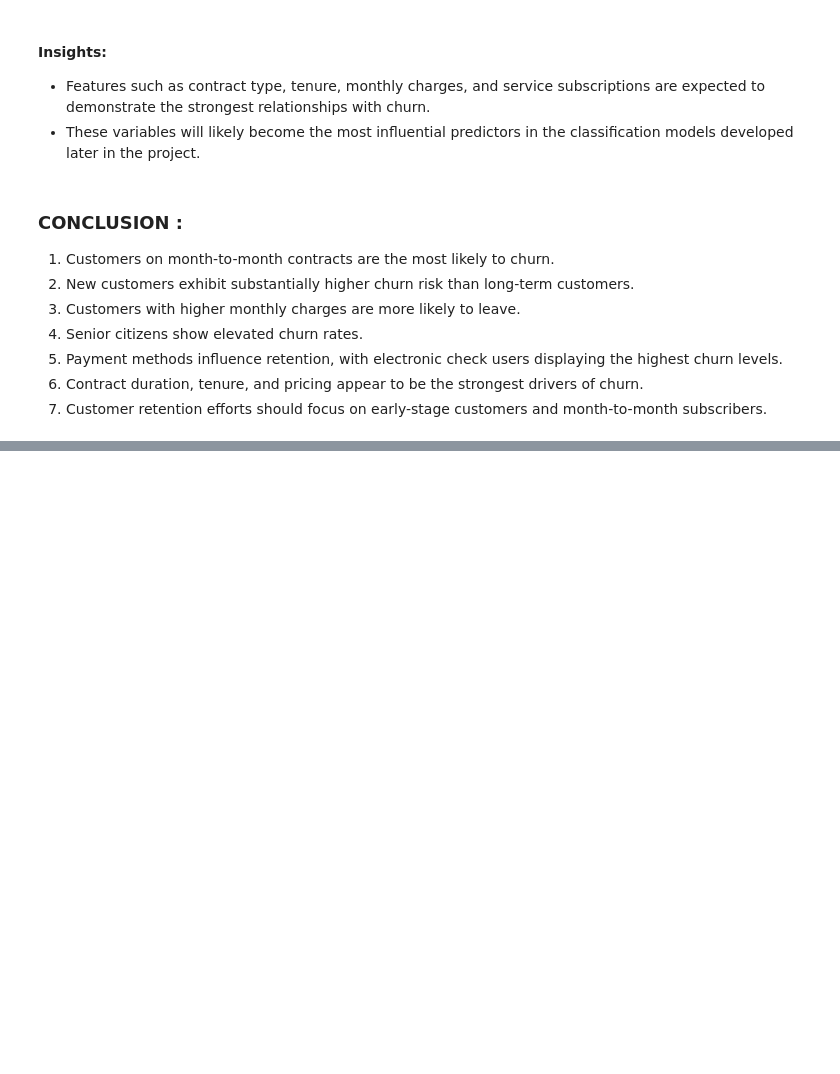
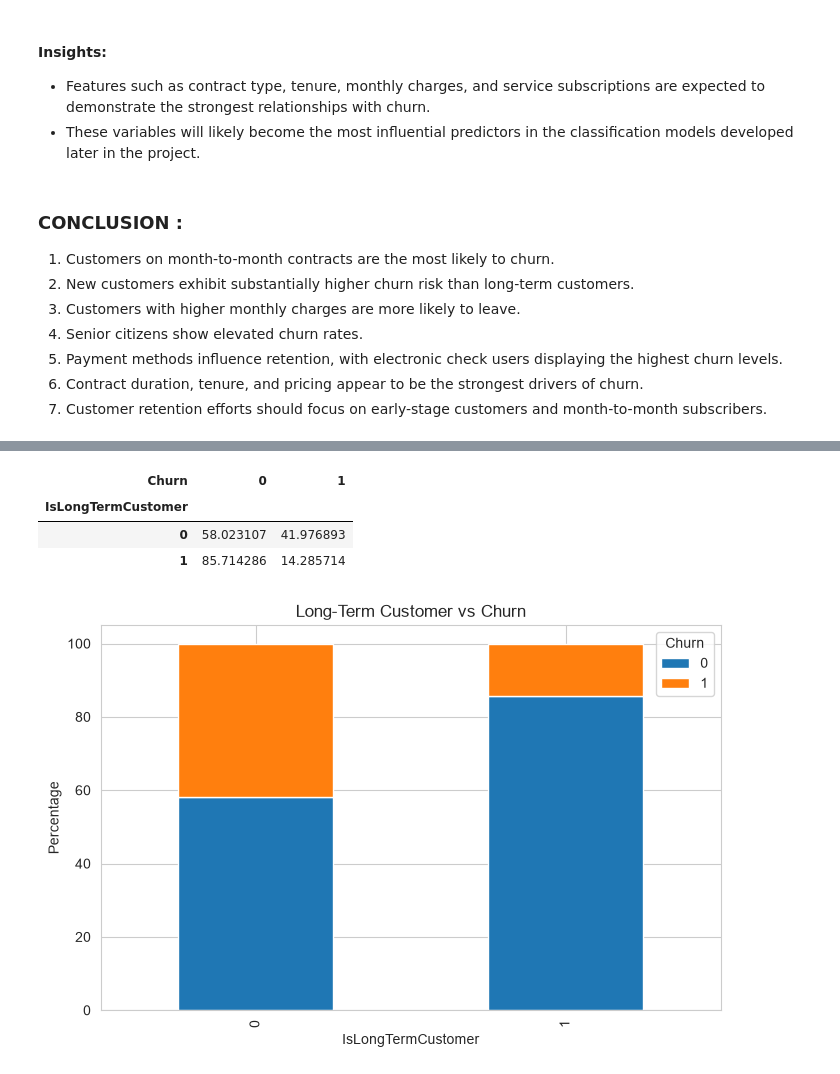
Before and after one commit to Abhilash0079/MachineLearningProjects, a Jupyter notebook: Customer_Churn_Prediction/notebooks/EDA.ipynb, the cells around one changed output, grey strips where cells are left out. Drawn from its saved outputs; the diff is of its cells as text; code cells hidden in the pictures; blank space fills up the shorter version.

```diff
--- a/Customer_Churn_Prediction/notebooks/EDA.ipynb
+++ b/Customer_Churn_Prediction/notebooks/EDA.ipynb
@@ -407,0 +419,3 @@ Name: Churn, dtype: float64
+# %%
+featured_df = pd.read_csv('../data/processed/churn_featured.csv')
+featured_df.head()
@@ -407,0 +458,24 @@ Name: Churn, dtype: float64
+# %%
+long_term_churn = pd.crosstab(
+    featured_df['IsLongTermCustomer'],
+    featured_df['Churn'],
+    normalize='index'
+)*100
+
+long_term_churn
+# %% [output]
+| Churn | 0 | 1 |
+| IsLongTermCustomer |  |  |
+| 0 | 58.023107 | 41.976893 |
+| 1 | 85.714286 | 14.285714 |
+# %%
+long_term_churn.plot(
+    kind='bar',
+    stacked=True,
+    figsize=(8,5)
+)
+plt.title("Long-Term Customer vs Churn")
+plt.ylabel("Percentage")
+plt.show()
+# %% [output]
+[figure, added]
```
Also changed, not shown: parts of 34 cells of this notebook, 3 other files.
